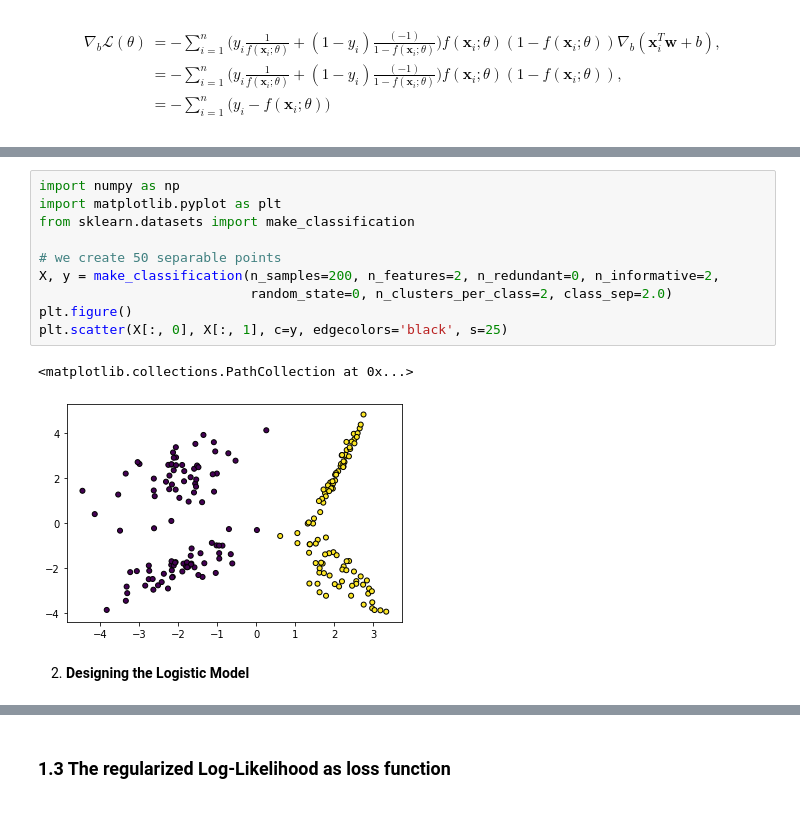
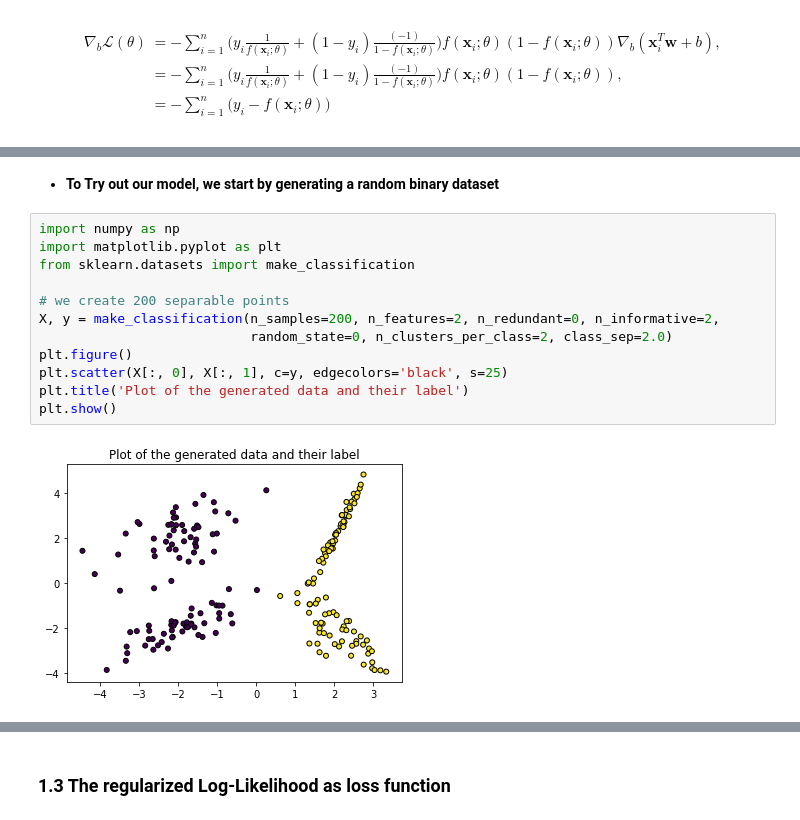
Before and after one commit to Taib/Introduction-to-ML, a Jupyter notebook: Lect_02.ipynb, the cells around one changed output, grey strips where cells are left out. Drawn from its saved outputs; the diff is of its cells as text.

```diff
--- a/Lect_02.ipynb
+++ b/Lect_02.ipynb
@@ -93,15 +233,16 @@ $$
+# %% [markdown]
+- **To Try out our model, we start by generating a random binary dataset**
 # %%
 import numpy as np
 import matplotlib.pyplot as plt
 from sklearn.datasets import make_classification
 
-# we create 50 separable points
+# we create 200 separable points
 X, y = make_classification(n_samples=200, n_features=2, n_redundant=0, n_informative=2,
                            random_state=0, n_clusters_per_class=2, class_sep=2.0)
 plt.figure()
 plt.scatter(X[:, 0], X[:, 1], c=y, edgecolors='black', s=25)
+plt.title('Plot of the generated data and their label')
+plt.show()
 # %% [output]
-<matplotlib.collections.PathCollection at 0x...>
-[figure, old version]
+[figure, new version]
-# %% [markdown]
-2. **Designing the Logistic Model**
```
Also changed, not shown: parts of 81 cells of this notebook, 4 other files.
